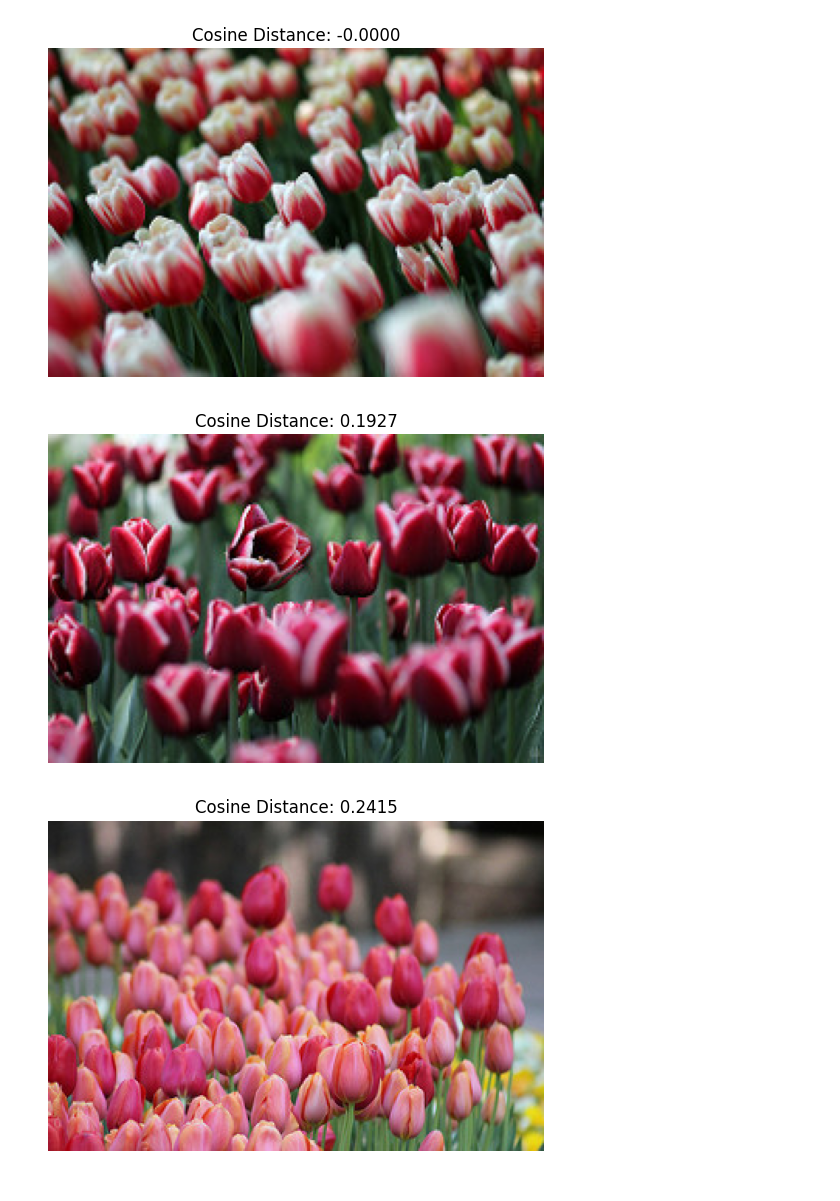
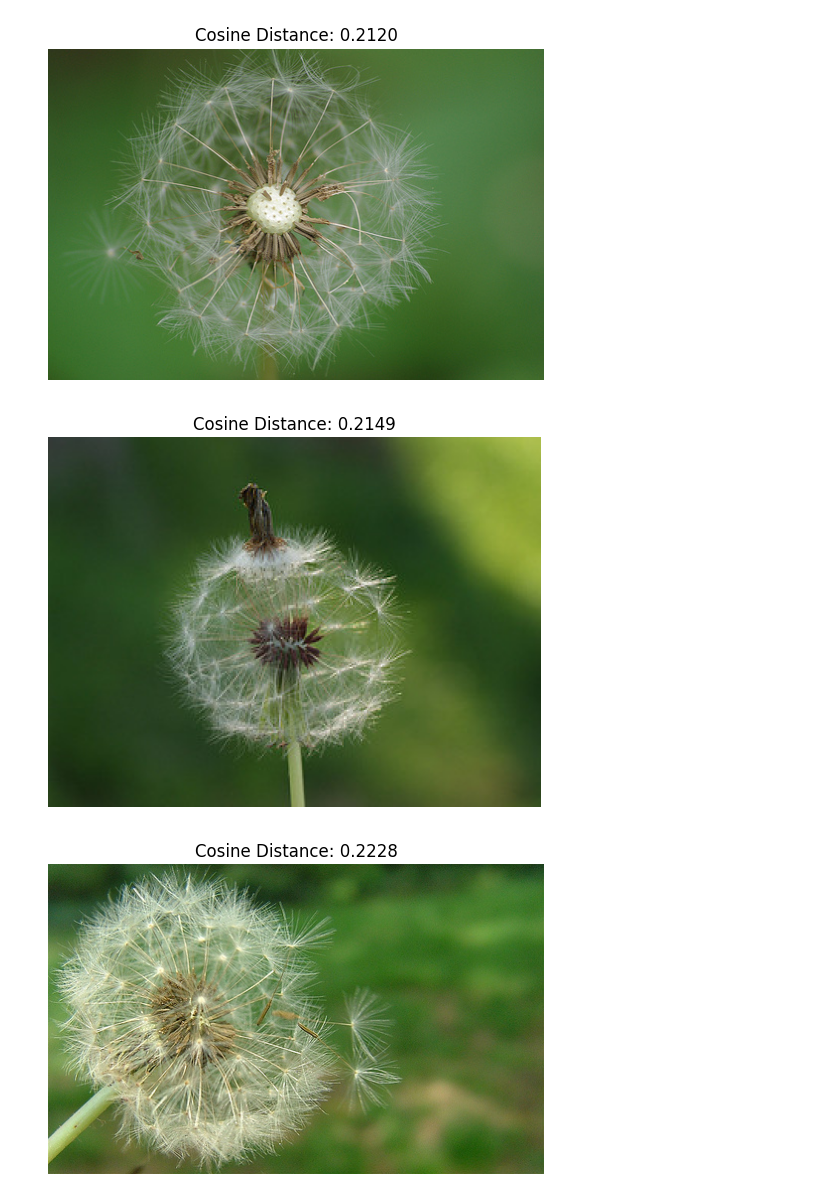
Before and after one commit to AlexNight21/plants_similarity, a Jupyter notebook: notebooks/02-check_cnn_model.ipynb, the cells around one changed output. Saved outputs shown, nothing was run; the diff lists cells and outputs as text; code cells hidden in the pictures.

```diff
--- a/notebooks/02-check_cnn_model.ipynb
+++ b/notebooks/02-check_cnn_model.ipynb
@@ -78,18 +78,18 @@ def compute_images_similarity(img_feature, features_data_path):
 
     return imgs_paths_lst, cos_distance
 # %%
-test_img_path = "../data/dataset/tulip/14254329062_140c0f4f4f_n.jpg"
+test_img_path = "../data/test_imgs/1_dandelion_test.jpg"
 features_data_path = "../data/features.pkl"
 
 image_feature = get_embeddings_from_img(test_img_path)
 
 imgs_path_lst, cos_distance = compute_images_similarity(
     img_feature=image_feature,
     features_data_path=features_data_path,
 )
 
 show_similar_images(imgs_path_lst=imgs_path_lst, cos_distance=cos_distance)
 # %% [output]
-[figure, old version]
+[figure, new version]
-[figure, old version]
+[figure, new version]
-[figure, old version]
+[figure, new version]
```
Also changed, not shown: parts of 1 cell of this notebook, 6 other files.
